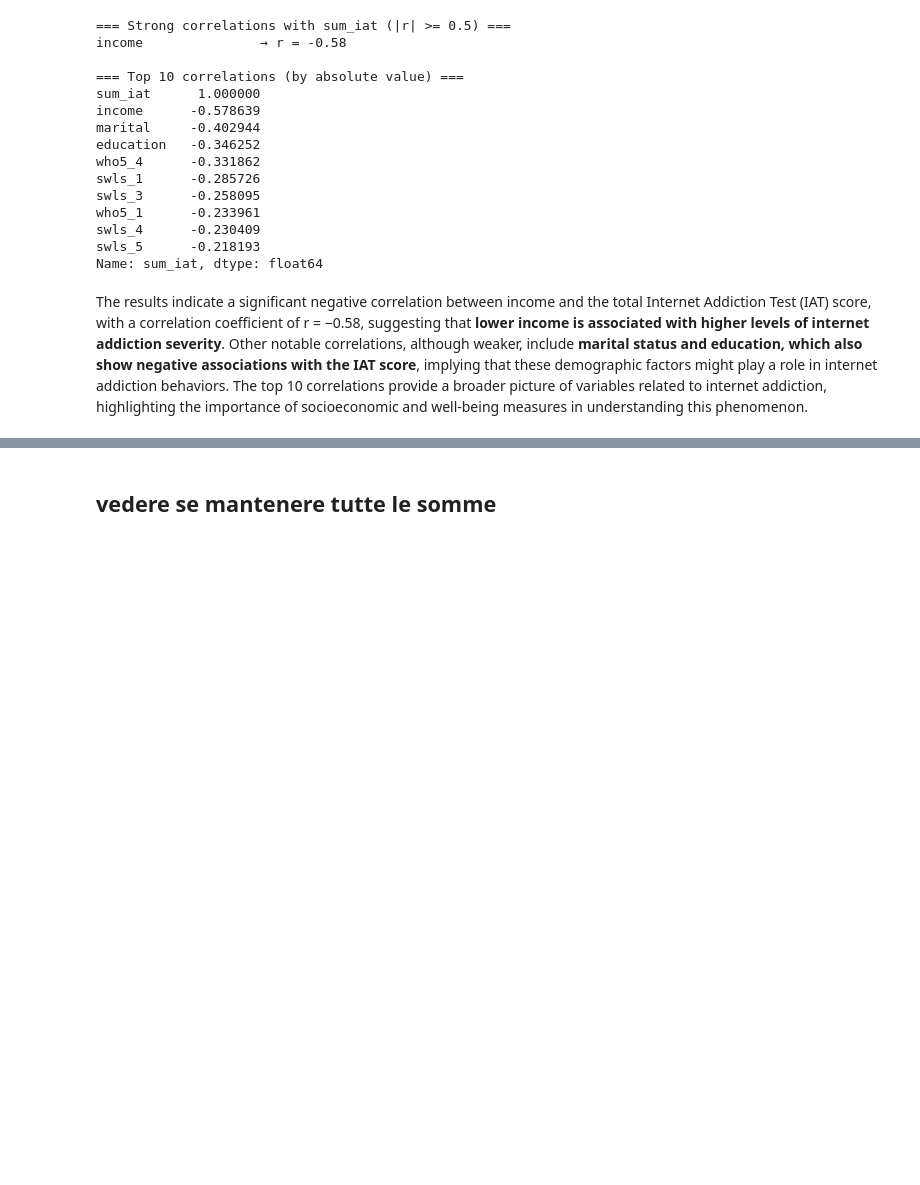
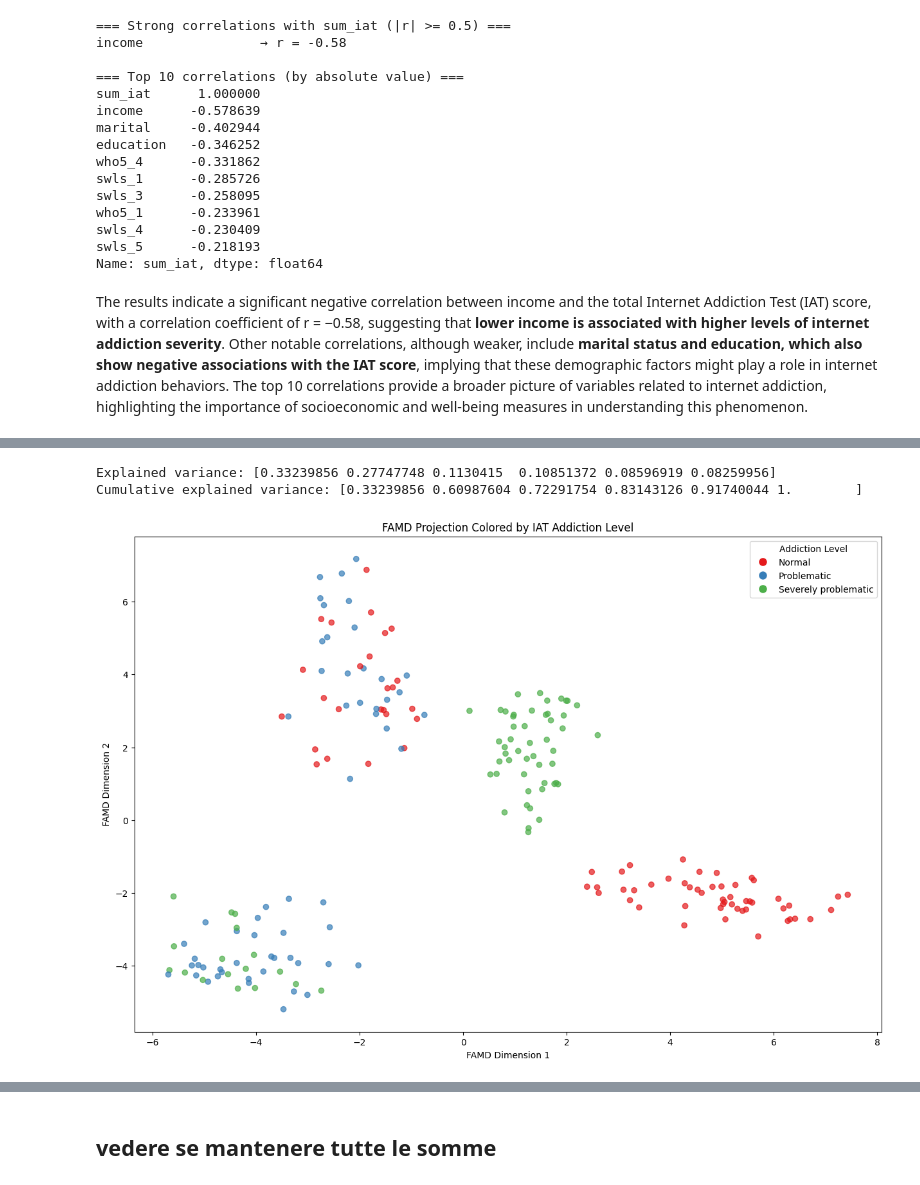
Before and after one commit to francescaius/ehealth2025_gruppo12, a Jupyter notebook: eHealthProject_20252026/dataset_analysis copy2.ipynb, the cells around one changed output, grey strips where cells are left out. Cells and saved outputs as stored; diff of their text form; code cells hidden in the pictures; blank space fills up the shorter version.

```diff
--- a/eHealthProject_20252026/dataset_analysis copy2.ipynb
+++ b/eHealthProject_20252026/dataset_analysis copy2.ipynb
@@ -1595,0 +1844,70 @@ The top 10 correlations provide a broader picture of variables related to intern
+# %%
+# 1. Select predictors
+#predictor_columns = [col for col in df_filtered.columns if col not in ['sum_iat', 'addiction_level']]
+#df_predictors = df_filtered[predictor_columns]
+
+# 2. Fit FAMD
+famd = prince.FAMD(
+    n_components=6,
+    n_iter=3,
+    random_state=42
+)
+famd = famd.fit(df_predictors)
+
+# 2.1 Explained variance
+eigenvalues = famd.eigenvalues_
+explained_variance = eigenvalues / eigenvalues.sum()
+cumulative_explained = explained_variance.cumsum()
+
+print("Explained variance:", explained_variance)
+print("Cumulative explained variance:", cumulative_explained)
+
+# 3. Row coordinates
+row_coords = famd.row_coordinates(df_predictors)
+
+# 4. Addiction level (categorical)
+levels = pd.Categorical(df_filtered['addiction_level'])
+
+# 5. MANUAL color map (ensures legend consistency)
+color_map = {
+    'Normal': '#e41a1c',               # red
+    'Problematic': '#377eb8',          # blue
+    'Severely problematic': '#4daf4a'  # green
+}
+
+# Map each point to its correct color
+point_colors = levels.map(color_map, na_action='ignore')
+
+# 6. Plot
+plt.figure(figsize=(15, 10))
+plt.scatter(
+    row_coords[0],
+    row_coords[1],
+    c=point_colors,
+    alpha=0.7
+)
+
+plt.xlabel('FAMD Dimension 1')
+plt.ylabel('FAMD Dimension 2')
+plt.title('FAMD Projection Colored by IAT Addiction Level')
+
+# 7. Legend (manual, consistent)
+handles = [
+    plt.Line2D(
+        [0], [0],
+        marker='o',
+        color='w',
+        markerfacecolor=color,
+        markersize=10,
+        label=label
+    )
+    for label, color in color_map.items()
+]
+
+plt.legend(handles=handles, title="Addiction Level", loc='upper right')
+
+plt.show()
+# %% [output]
+Explained variance: [0.33239856 0.27747748 0.1130415  0.10851372 0.08596919 0.08259956]
+Cumulative explained variance: [0.33239856 0.60987604 0.72291754 0.83143126 0.91740044 1.        ]
+[figure, added]
```
Also changed, not shown: parts of 39 cells of this notebook, 2 other files.
